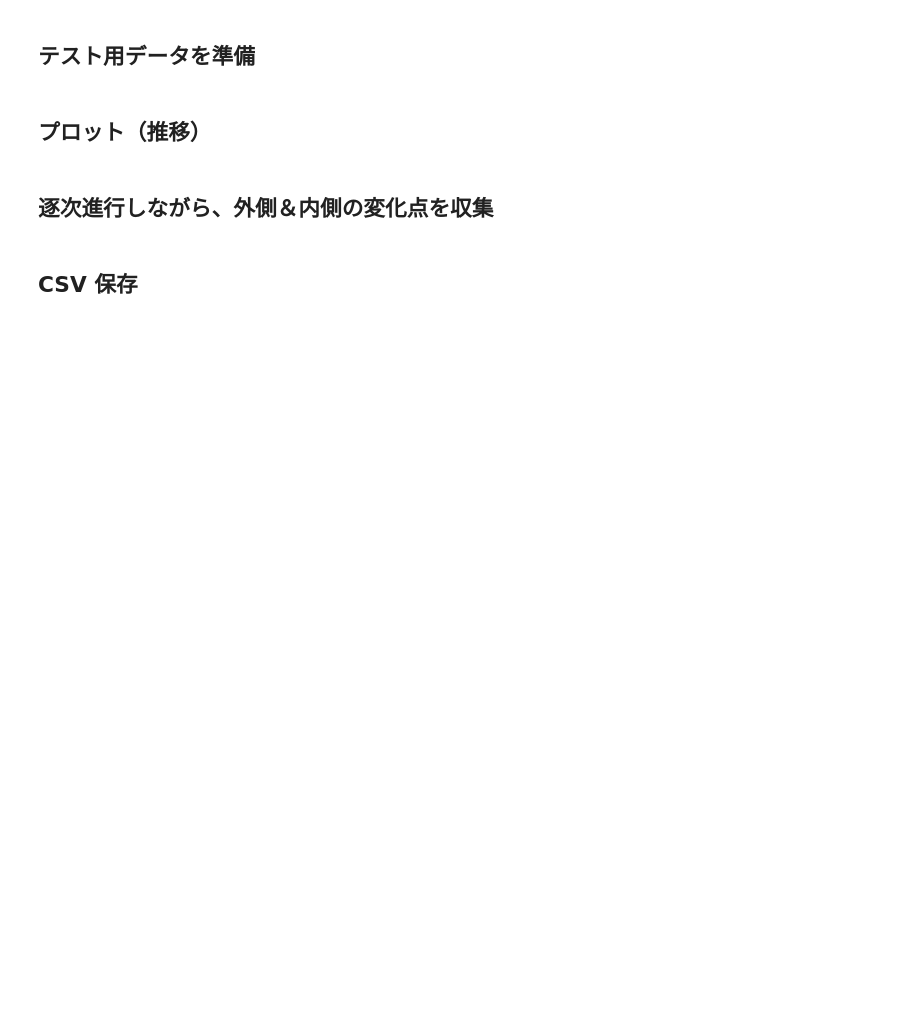
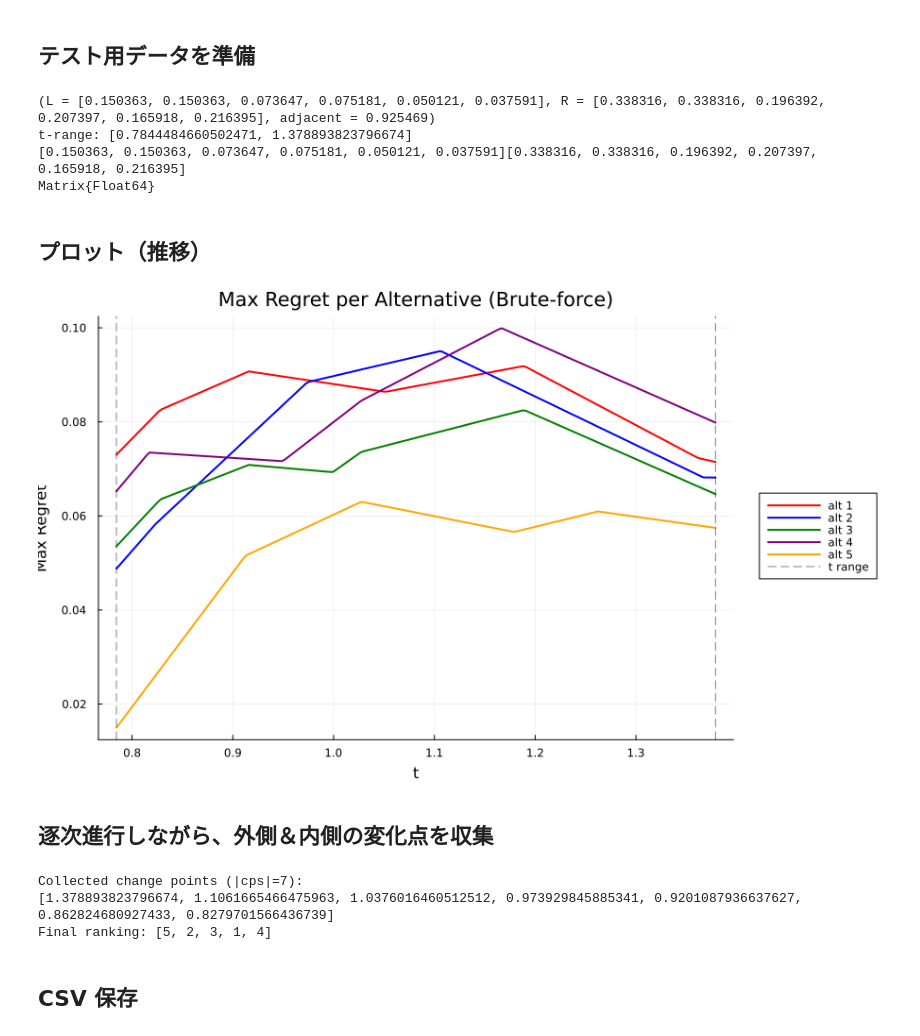
Before and after one commit to serori521/masters_regret_algorism, a Jupyter notebook: src/rank_change_interval.ipynb, the cells around one changed output. Saved outputs shown, nothing was run; the diff lists cells and outputs as text; code cells hidden in the pictures; blank space fills up the shorter version.

```diff
--- a/src/rank_change_interval.ipynb
+++ b/src/rank_change_interval.ipynb
@@ -46,21 +24,33 @@ WARNING: using RegretRTR.ranking_from_MR in module Main conflicts with an existi
 # %% [markdown]
 ## テスト用データを準備
 # %%
+utility_v= read_utility_value("u1")
+#ファイルからの読み取り
+trueW= read_true_weights("A" )
+methodW = read_method_weights("A/MMRW", 1,6);
+println(methodW[1])
 # A×N 効用値行列（例：A=5, N=6）
 A, N = 5, 6
-utility = rand(A, N) .* 1.0
 
+t_range =find_optimal_trange(methodW[1].L, methodW[1].R)
+utility = Matrix(utility_v[5])
 # 区間重要度（正規性を満たす適当な例）
-L = fill(0.05, N)
-R = fill(0.25, N)
-
-tL, tR = find_optimal_trange(L, R)
-println("t-range: [", tL, ", ", tR, "]")
+L,R = methodW[1].L,methodW[1].R
+tL, tR = t_range
+println("t-range: [", tL, ", ", tR, "]\n",L,R)
+println(typeof(utility))
+# %% [output]
+(L = [0.150363, 0.150363, 0.073647, 0.075181, 0.050121, 0.037591], R = [0.338316, 0.338316, 0.196392, 0.207397, 0.165918, 0.216395], adjacent = 0.925469)
+t-range: [0.7844484660502471, 1.378893823796674]
+[0.150363, 0.150363, 0.073647, 0.075181, 0.050121, 0.037591][0.338316, 0.338316, 0.196392, 0.207397, 0.165918, 0.216395]
+Matrix{Float64}
 # %% [markdown]
 ## プロット（推移）
 # %%
-p, st = plot_regret_transition_rtr(utility, L, R; n=200)
+p= plot_regret_bruteforce(utility, L, R; n=200)
 display(p)
+# %% [output]
+[figure, added]
 # %% [markdown]
 ## 逐次進行しながら、外側＆内側の変化点を収集
 # %%
@@ -69,3 +59,7 @@ RegretRTR.run!(st2)
 println("Collected change points (|cps|=", length(RegretRTR.change_points(st2)), "): ")
 println(RegretRTR.change_points(st2))
 println("Final ranking: ", RegretRTR.current_ranking(st2))
+# %% [output]
+Collected change points (|cps|=7):
+[1.378893823796674, 1.1061665466475963, 1.0376016460512512, 0.973929845885341, 0.9201087936637627, 0.862824680927433, 0.8279701566436739]
+Final ranking: [5, 2, 3, 1, 4]
```
Also changed, not shown: parts of 4 cells of this notebook, 8 other files.
